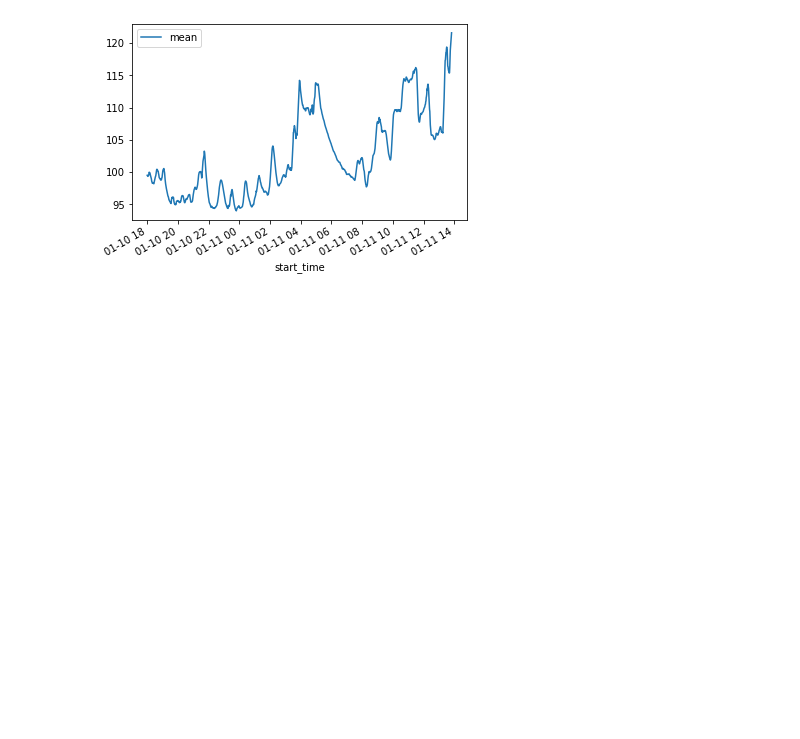
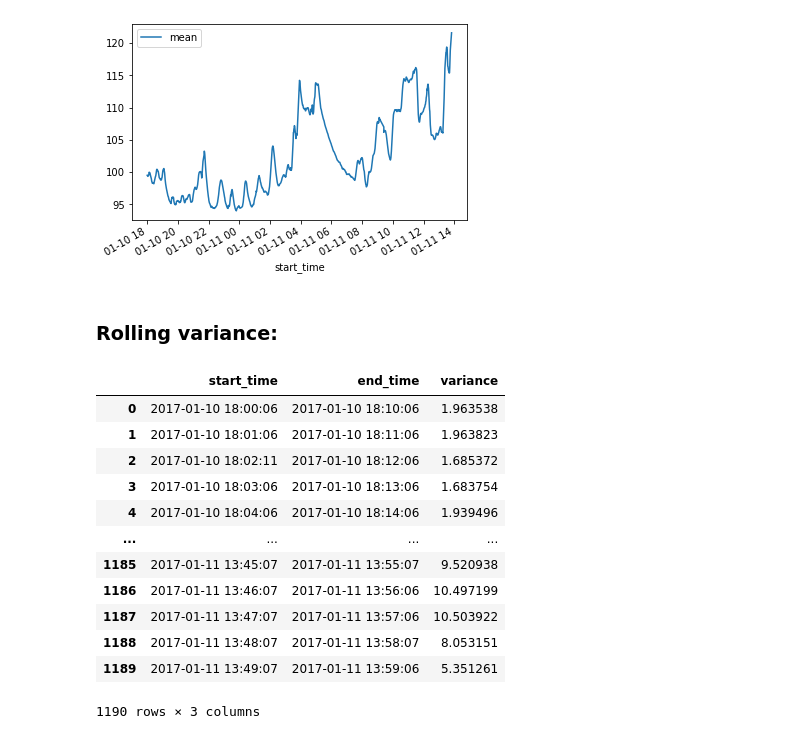
Before and after one commit to l-khali/old_In2Research, a Jupyter notebook: PC-0192_analysis.ipynb, the cells around one changed output. Cells and saved outputs as stored; diff of their text form; code cells hidden in the pictures; blank space fills up the shorter version.

```diff
--- a/PC-0192_analysis.ipynb
+++ b/PC-0192_analysis.ipynb
@@ -214,3 +236,5 @@ PC_0192_mean.plot(x='start_time', y='mean')
 # %% [output]
 <AxesSubplot:xlabel='start_time'>
 [figure]
+# %% [markdown]
+### Rolling variance:
@@ -216,0 +255,16 @@ PC_0192_mean.plot(x='start_time', y='mean')
+# %%
+PC_0192_var
+# %% [output]
+|  | start_time | end_time | variance |
+| 0 | 2017-01-10 18:00:06 | 2017-01-10 18:10:06 | 1.963538 |
+| 1 | 2017-01-10 18:01:06 | 2017-01-10 18:11:06 | 1.963823 |
+| 2 | 2017-01-10 18:02:11 | 2017-01-10 18:12:06 | 1.685372 |
+| 3 | 2017-01-10 18:03:06 | 2017-01-10 18:13:06 | 1.683754 |
+| 4 | 2017-01-10 18:04:06 | 2017-01-10 18:14:06 | 1.939496 |
+| ... | ... | ... | ... |
+| 1185 | 2017-01-11 13:45:07 | 2017-01-11 13:55:07 | 9.520938 |
+| 1186 | 2017-01-11 13:46:07 | 2017-01-11 13:56:06 | 10.497199 |
+| 1187 | 2017-01-11 13:47:07 | 2017-01-11 13:57:06 | 10.503922 |
+| 1188 | 2017-01-11 13:48:07 | 2017-01-11 13:58:07 | 8.053151 |
+| 1189 | 2017-01-11 13:49:07 | 2017-01-11 13:59:06 | 5.351261 |
+1190 rows × 3 columns
```
Also changed, not shown: parts of 9 cells of this notebook.
